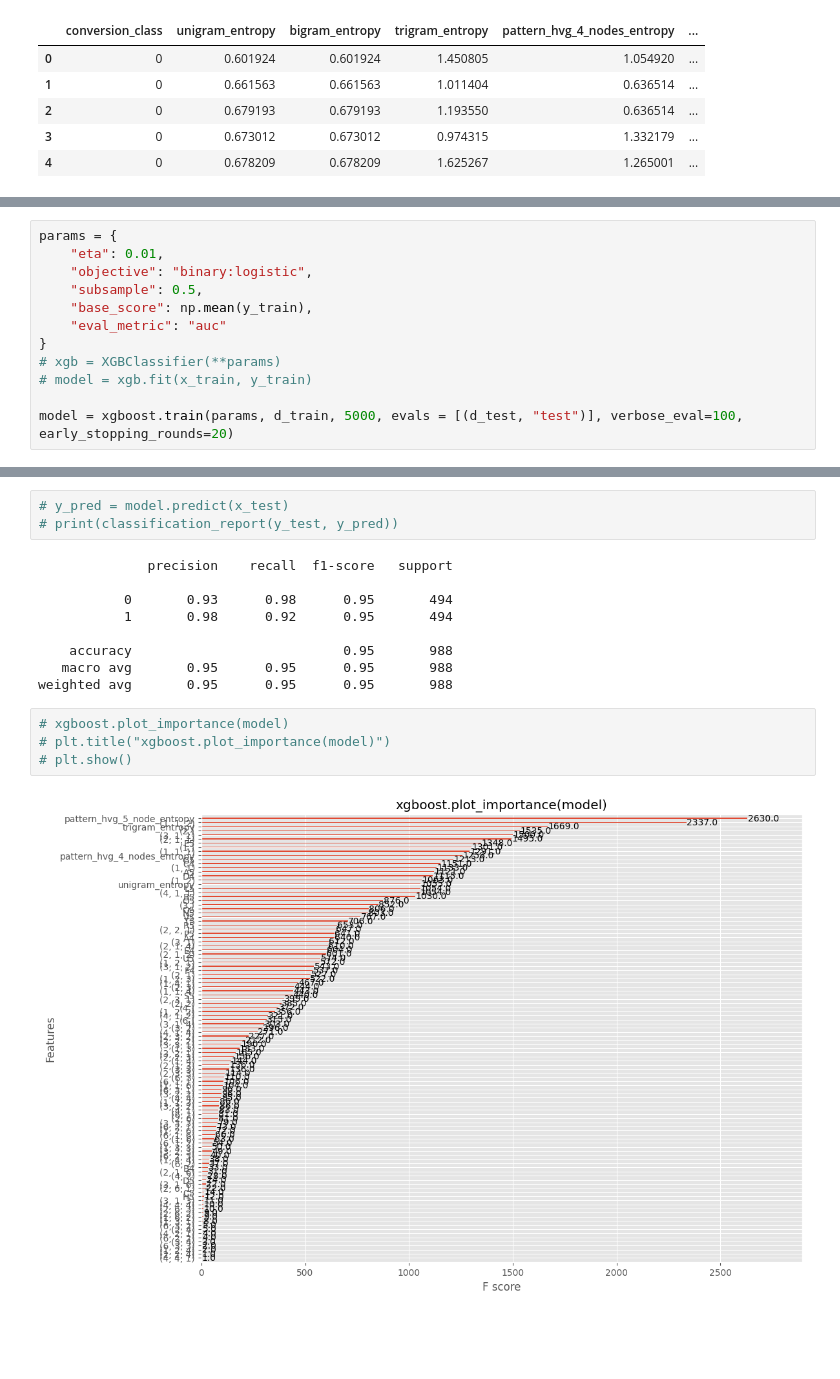
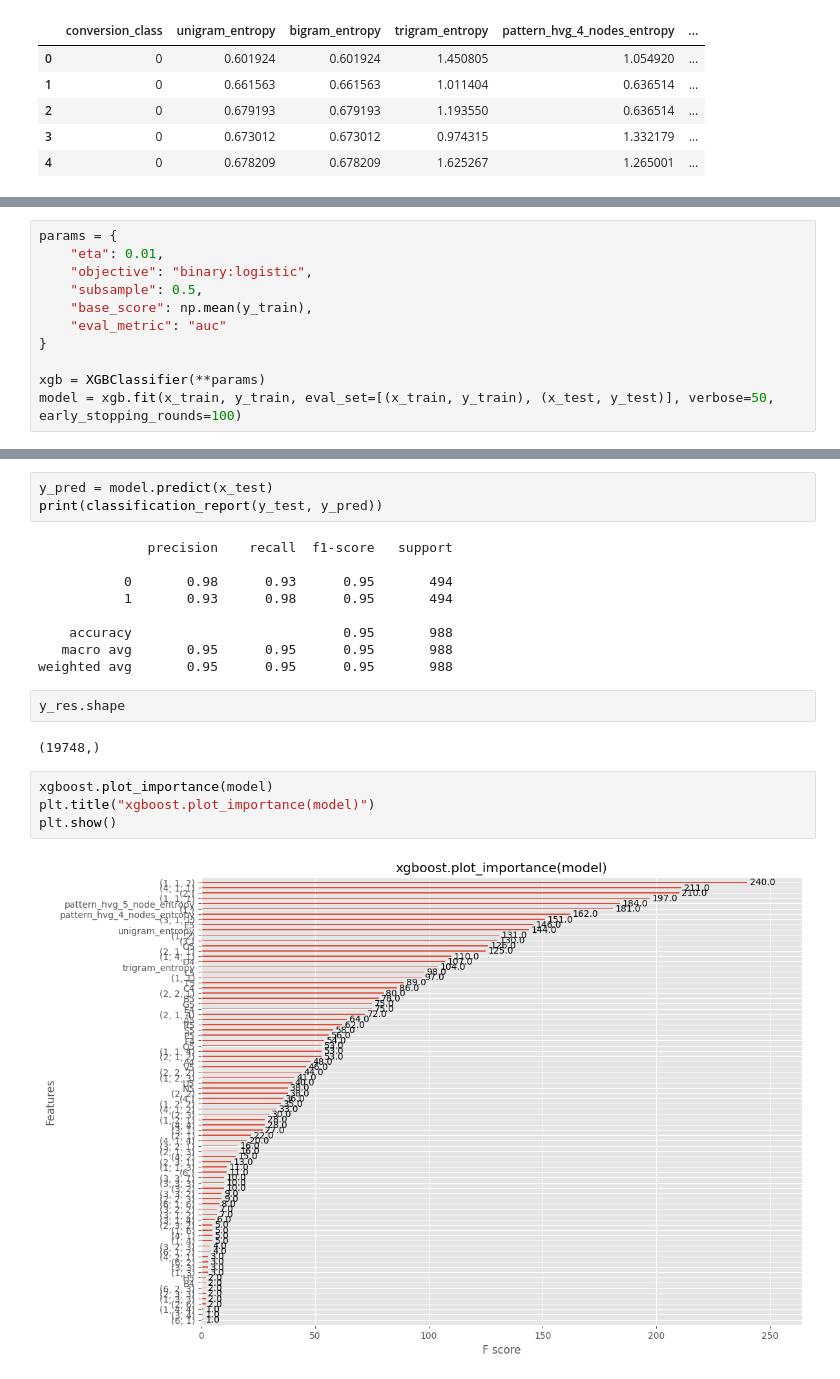
Before and after one commit to rdotjain/shopper-intent-prediction, a Jupyter notebook: codefiles/shopper_intent_feat_reduction.ipynb, the cells around one changed output, grey strips where cells are left out. Saved outputs shown, nothing was run; the diff lists cells and outputs as text; blank space fills up the shorter version.

Commit message:
understood shap plots used

```diff
--- a/codefiles/shopper_intent_feat_reduction.ipynb
+++ b/codefiles/shopper_intent_feat_reduction.ipynb
@@ -76,8 +79,7 @@ params = {
     "base_score": np.mean(y_train),
     "eval_metric": "auc"
 }
-# xgb = XGBClassifier(**params)
-# model = xgb.fit(x_train, y_train)
 
-model = xgboost.train(params, d_train, 5000, evals = [(d_test, "test")], verbose_eval=100, early_stopping_rounds=20)
+xgb = XGBClassifier(**params)
+model = xgb.fit(x_train, y_train, eval_set=[(x_train, y_train), (x_test, y_test)], verbose=50, early_stopping_rounds=100)
 # %% [output]
@@ -98,19 +89,23 @@ model = xgboost.train(params, d_train, 5000, evals = [(d_test, "test")], verbose
 # %%
-# y_pred = model.predict(x_test)
-# print(classification_report(y_test, y_pred))
+y_pred = model.predict(x_test)
+print(classification_report(y_test, y_pred))
 # %% [output]
               precision    recall  f1-score   support
 
-           0       0.93      0.98      0.95       494
-           1       0.98      0.92      0.95       494
+           0       0.98      0.93      0.95       494
+           1       0.93      0.98      0.95       494
 
     accuracy                           0.95       988
    macro avg       0.95      0.95      0.95       988
 weighted avg       0.95      0.95      0.95       988
+# %%
+y_res.shape
+# %% [output]
+(19748,)
 # %%
-# xgboost.plot_importance(model)
-# plt.title("xgboost.plot_importance(model)")
-# plt.show()
+xgboost.plot_importance(model)
+plt.title("xgboost.plot_importance(model)")
+plt.show()
 # %% [output]
-[figure, old version]
+[figure, new version]
 # %%
```
Also changed, not shown: parts of 12 cells of this notebook.
